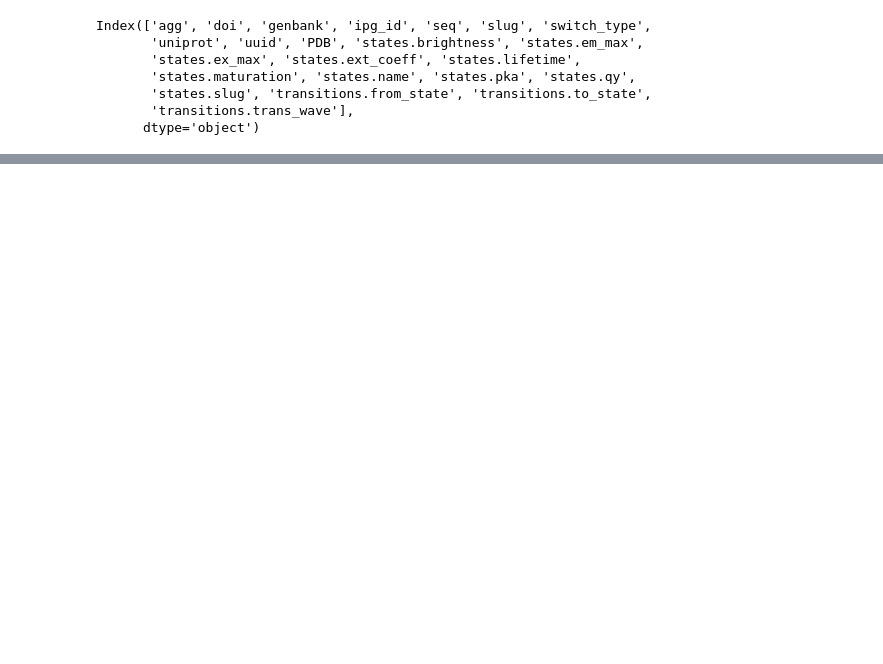
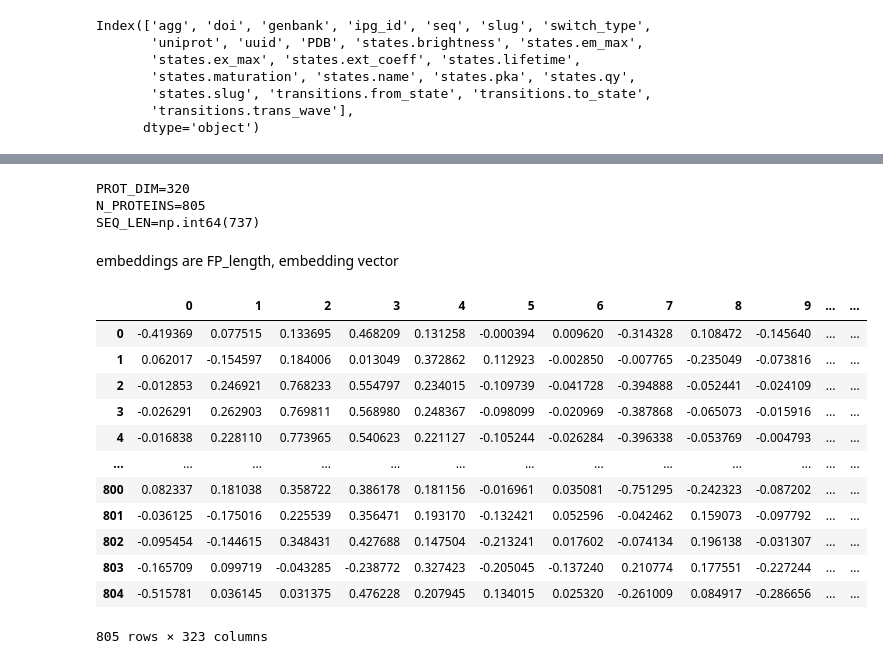
Before and after one commit to anlyons/FPs_R_COOL, a Jupyter notebook: FPbase_Data_Extraction.ipynb, the cells around one changed output, grey strips where cells are left out. Cells and saved outputs as stored; diff of their text form; code cells hidden in the pictures; blank space fills up the shorter version.

```diff
--- a/FPbase_Data_Extraction.ipynb
+++ b/FPbase_Data_Extraction.ipynb
@@ -158,0 +244,14 @@ has GPU? True
+# %%
+PROT_DIM = tok_seq['P1'].shape[-1]
+N_PROTEINS = len(seqs)
+SEQ_LEN = np.max([len(s) for s in seqs])
+print(f'{PROT_DIM=}')
+print(f'{N_PROTEINS=}')
+print(f'{SEQ_LEN=}')
+#print(f'Positive={np.sum(y)/len(y):.2f}')
+# %% [output]
+PROT_DIM=320
+N_PROTEINS=805
+SEQ_LEN=np.int64(737)
+# %% [markdown]
+embeddings are FP_length, embedding vector
@@ -158,0 +274,16 @@ has GPU? True
+# %%
+protein_embeddings
+# %% [output]
+|  | 0 | 1 | 2 | 3 | 4 | 5 | 6 | 7 | 8 | 9 | ... | ... |
+| 0 | -0.419369 | 0.077515 | 0.133695 | 0.468209 | 0.131258 | -0.000394 | 0.009620 | -0.314328 | 0.108472 | -0.145640 | ... | ... |
+| 1 | 0.062017 | -0.154597 | 0.184006 | 0.013049 | 0.372862 | 0.112923 | -0.002850 | -0.007765 | -0.235049 | -0.073816 | ... | ... |
+| 2 | -0.012853 | 0.246921 | 0.768233 | 0.554797 | 0.234015 | -0.109739 | -0.041728 | -0.394888 | -0.052441 | -0.024109 | ... | ... |
+| 3 | -0.026291 | 0.262903 | 0.769811 | 0.568980 | 0.248367 | -0.098099 | -0.020969 | -0.387868 | -0.065073 | -0.015916 | ... | ... |
+| 4 | -0.016838 | 0.228110 | 0.773965 | 0.540623 | 0.221127 | -0.105244 | -0.026284 | -0.396338 | -0.053769 | -0.004793 | ... | ... |
+| ... | ... | ... | ... | ... | ... | ... | ... | ... | ... | ... | ... | ... |
+| 800 | 0.082337 | 0.181038 | 0.358722 | 0.386178 | 0.181156 | -0.016961 | 0.035081 | -0.751295 | -0.242323 | -0.087202 | ... | ... |
+| 801 | -0.036125 | -0.175016 | 0.225539 | 0.356471 | 0.193170 | -0.132421 | 0.052596 | -0.042462 | 0.159073 | -0.097792 | ... | ... |
+| 802 | -0.095454 | -0.144615 | 0.348431 | 0.427688 | 0.147504 | -0.213241 | 0.017602 | -0.074134 | 0.196138 | -0.031307 | ... | ... |
+| 803 | -0.165709 | 0.099719 | -0.043285 | -0.238772 | 0.327423 | -0.205045 | -0.137240 | 0.210774 | 0.177551 | -0.227244 | ... | ... |
+| 804 | -0.515781 | 0.036145 | 0.031375 | 0.476228 | 0.207945 | 0.134015 | 0.025320 | -0.261009 | 0.084917 | -0.286656 | ... | ... |
+805 rows × 323 columns
```
Also changed, not shown: parts of 28 cells of this notebook.
